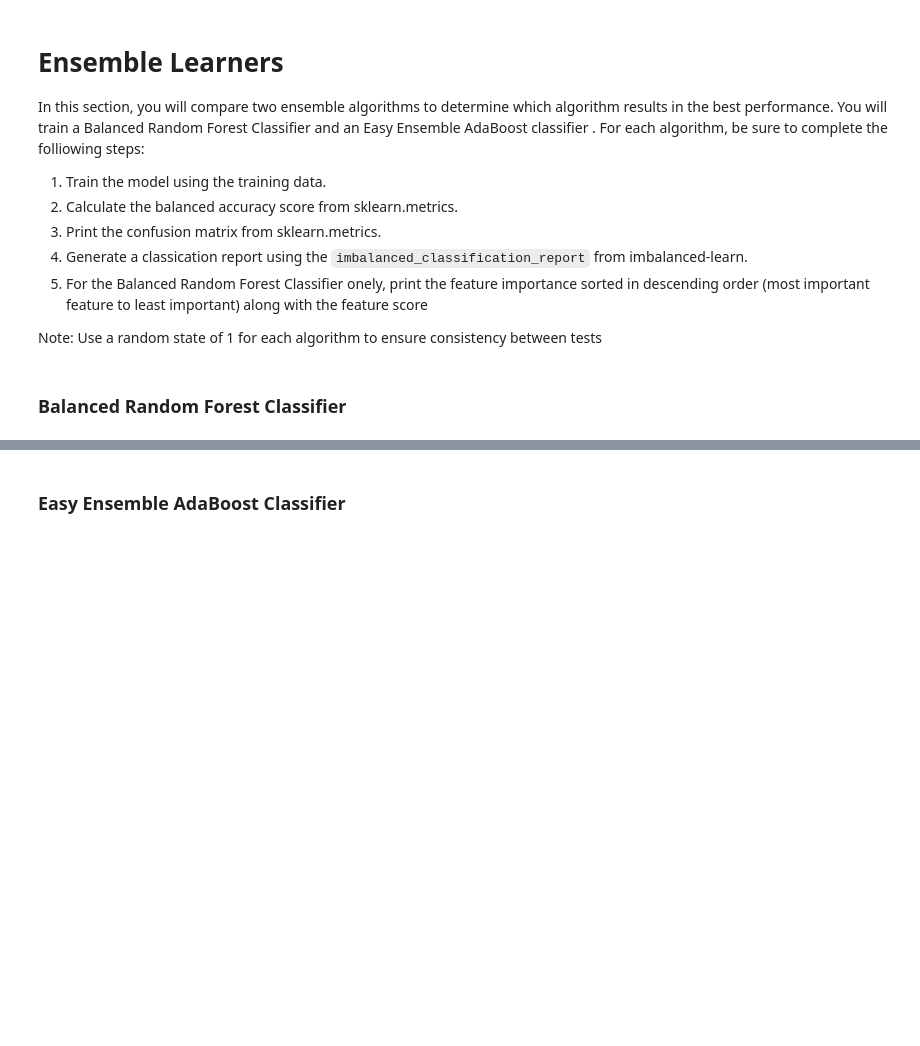
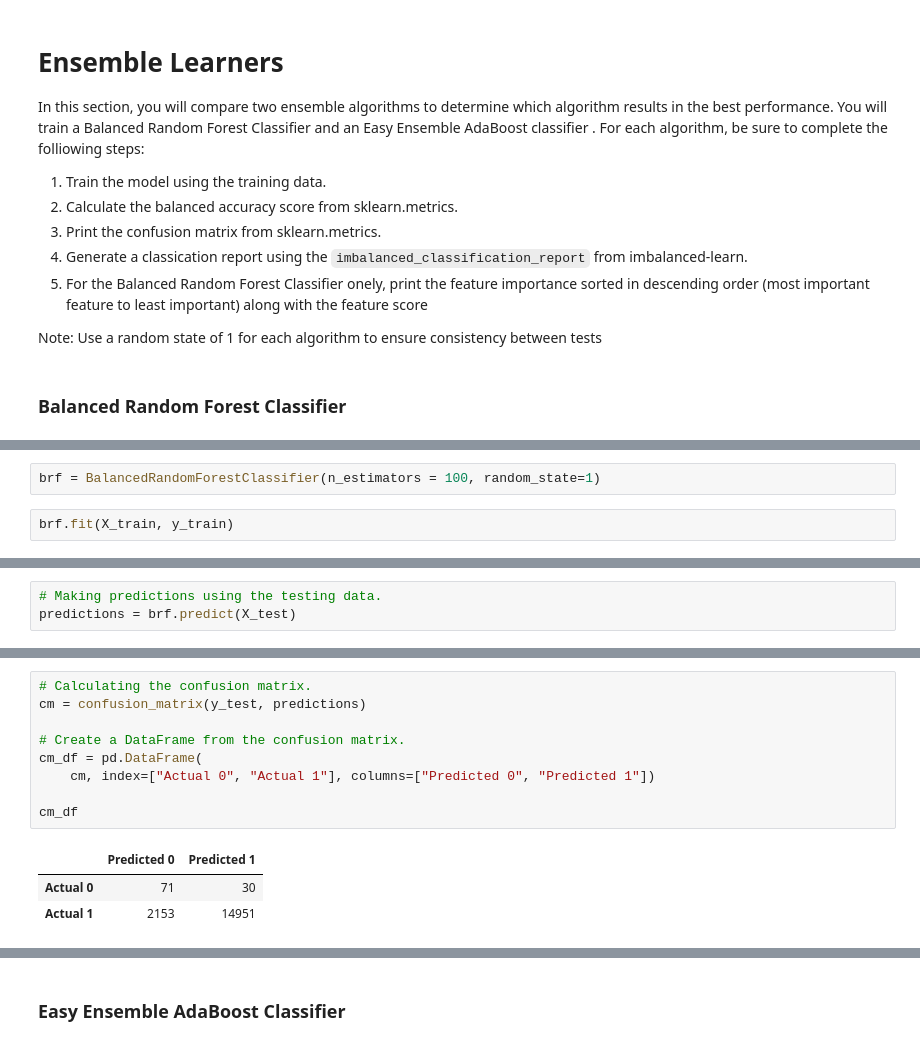
Before and after one commit to HusamQ/Credit_Risk_Analysis, a Jupyter notebook: credit_risk_ensemble.ipynb, the cells around one changed output, grey strips where cells are left out. Cells and saved outputs as stored; diff of their text form; blank space fills up the shorter version.

```diff
--- a/credit_risk_ensemble.ipynb
+++ b/credit_risk_ensemble.ipynb
@@ -147,0 +198,4 @@ Note: Use a random state of 1 for each algorithm to ensure consistency between t
+# %%
+brf = BalancedRandomForestClassifier(n_estimators = 100, random_state=1)
+# %%
+brf.fit(X_train, y_train)
@@ -148,2 +204,5 @@ Note: Use a random state of 1 for each algorithm to ensure consistency between t
+# %%
+# Making predictions using the testing data.
+predictions = brf.predict(X_test)
 # %%
 # Calculated the balanced accuracy score
@@ -168,0 +212,13 @@ avg / total       0.99      0.87      0.70      0.93      0.78      0.62     172
+# %%
+# Calculating the confusion matrix.
+cm = confusion_matrix(y_test, predictions)
+
+# Create a DataFrame from the confusion matrix.
+cm_df = pd.DataFrame(
+    cm, index=["Actual 0", "Actual 1"], columns=["Predicted 0", "Predicted 1"])
+
+cm_df
+# %% [output]
+|  | Predicted 0 | Predicted 1 |
+| Actual 0 | 71 | 30 |
+| Actual 1 | 2153 | 14951 |
```
Also changed, not shown: parts of 24 cells of this notebook, 1 other file.
